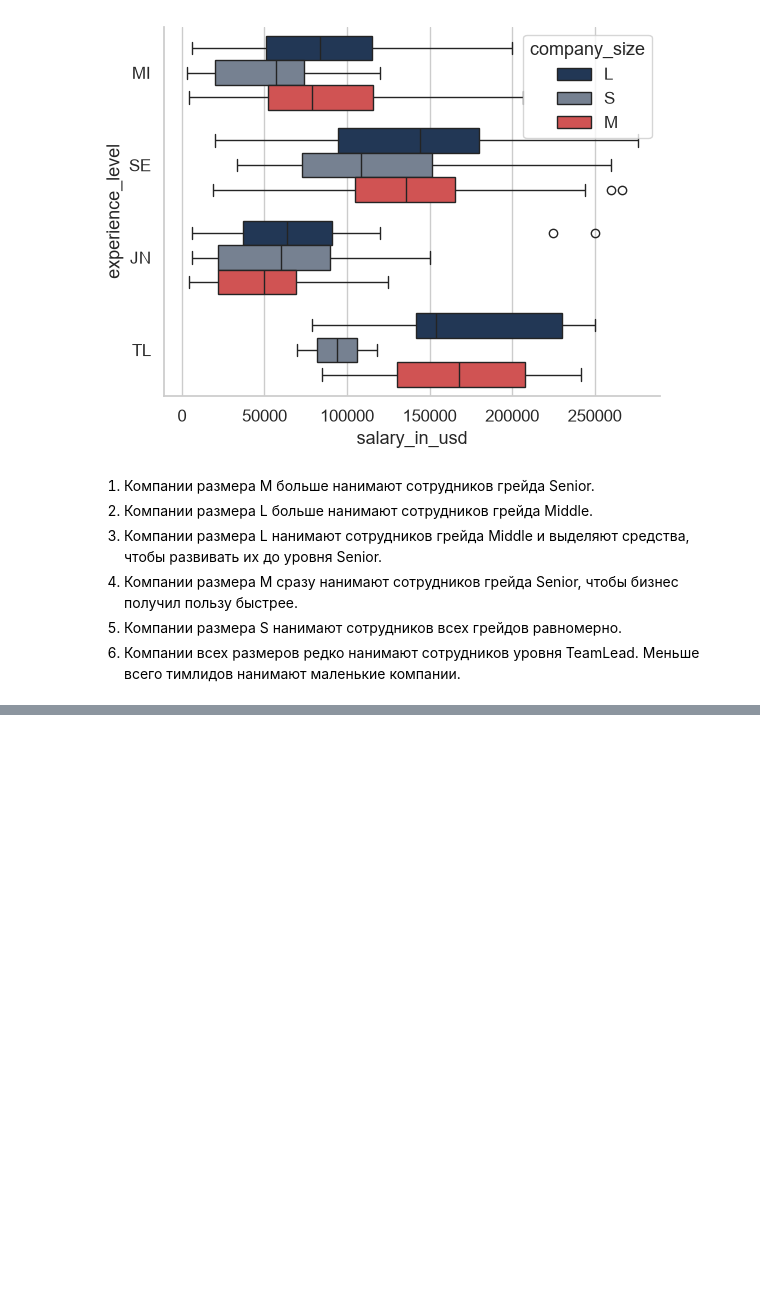
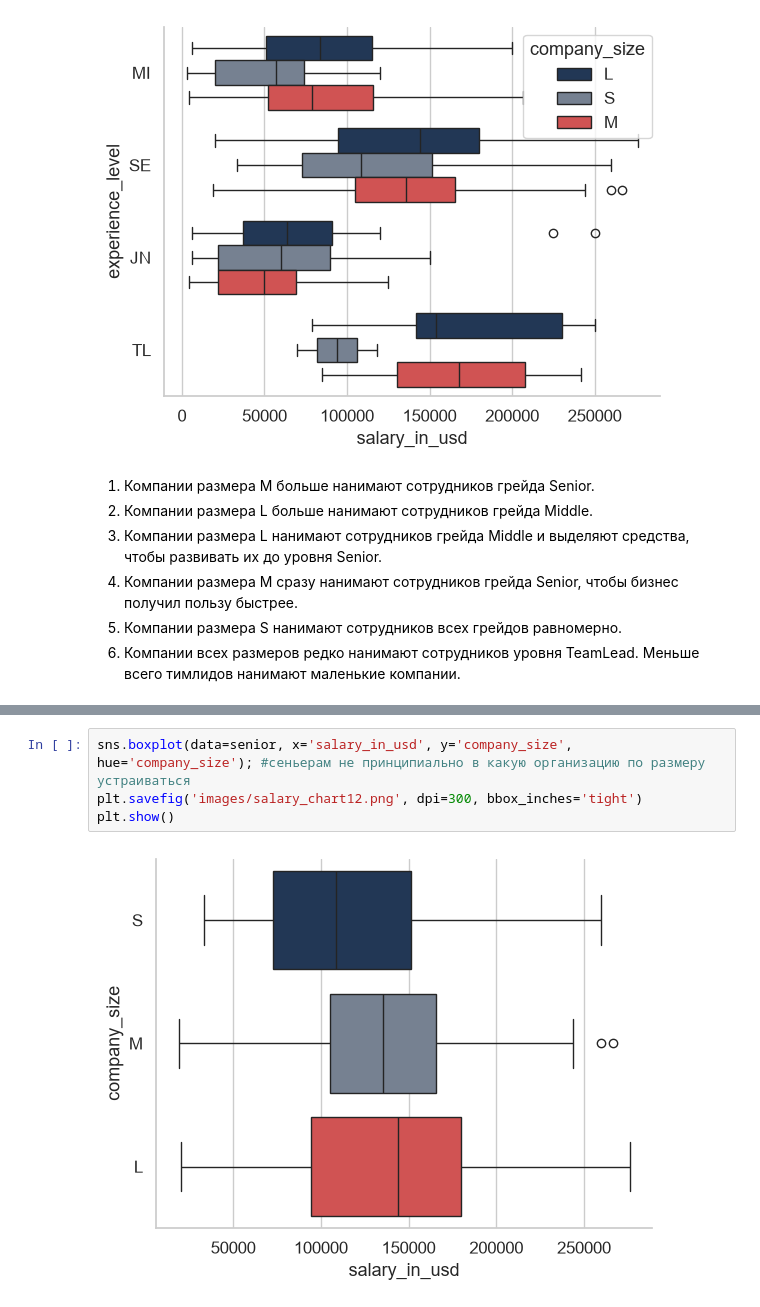
Before and after one commit to VictoriaPulman/Job_market_analysis, a Jupyter notebook: data_analysis.ipynb, the cells around one changed output, grey strips where cells are left out. Drawn from its saved outputs; the diff is of its cells as text; blank space fills up the shorter version.

```diff
--- a/data_analysis.ipynb
+++ b/data_analysis.ipynb
@@ -183,0 +252,6 @@ plt.show()
+# %%
+sns.boxplot(data=senior, x='salary_in_usd', y='company_size', hue='company_size'); #сеньерам не принципиально в какую организацию по размеру устраиваться
+plt.savefig('images/salary_chart12.png', dpi=300, bbox_inches='tight')
+plt.show()
+# %% [output]
+[figure, added]
```
Also changed, not shown: parts of 16 cells of this notebook, 6 other files.
